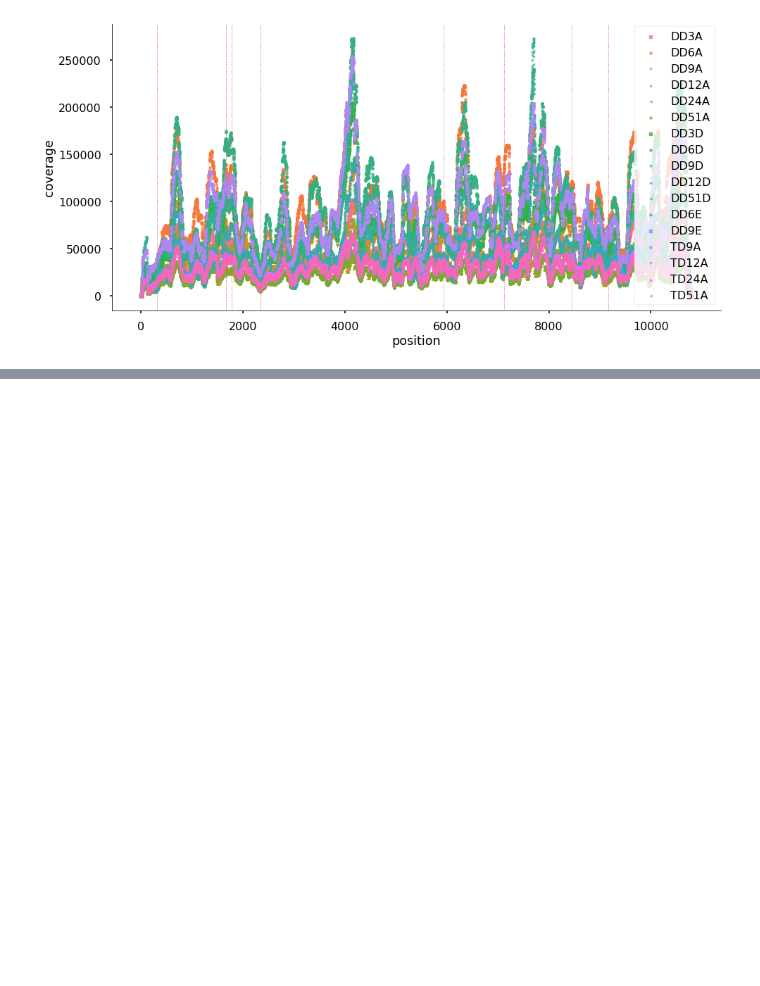
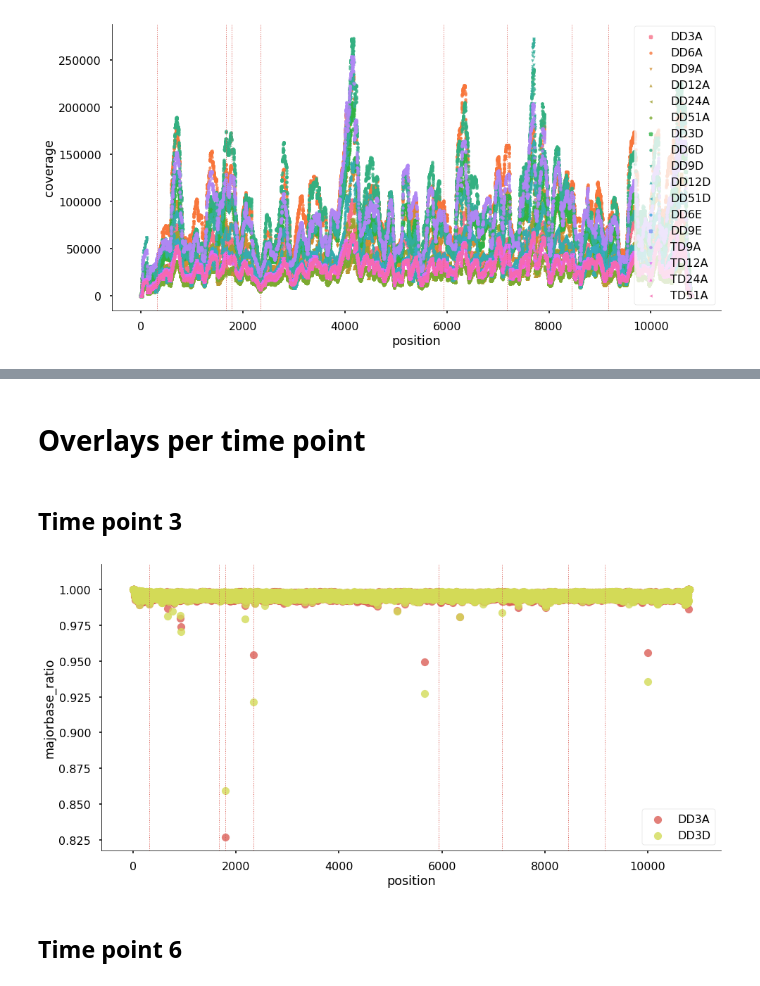
Before and after one commit to Boussau/Notebooks, a Jupyter notebook: Notebooks/Viromics/Analysis_of_first_libraries.ipynb, the cells around one changed output, grey strips where cells are left out. Drawn from its saved outputs; the diff is of its cells as text; code cells hidden in the pictures; blank space fills up the shorter version.

Commit message:
Analysis of the libraries obtained in December 2017, now with overlays across replicates.

```diff
--- a/Notebooks/Viromics/Analysis_of_first_libraries.ipynb
+++ b/Notebooks/Viromics/Analysis_of_first_libraries.ipynb
@@ -10,7 +10,7 @@ import seaborn as sns
 # %%
 # Interesting positions
 def plot_positions():
-    positions=[316,1670,1785,2340,5935,7122,8449,9165]
+    positions=[316,1670,1785,2340,5935,7172,8449,9165]
     for x in positions:
         plt.axvline(x=x, linewidth=1, linestyle=':')
 # %%
@@ -156,7 +156,6 @@ overlay_table_concat_TD = pd.DataFrame ({'position':pd.concat([TD9_A['position']
 
 overlay_table_concat=pd.concat([overlay_table_concat_DDA,overlay_table_concat_DDD, overlay_table_concat_DDE, overlay_table_concat_TD])
 # %%
-sns.set_context("poster")
 markers = ['x','o','v','^','<', '+', 'x','o','v','^','<', '+', 'x','o','v','^','<']
 sns.lmplot( x="position", y="coverage", data=overlay_table_concat, fit_reg=False, hue='sample', legend=False, size=7, aspect=2, lowess=True, markers=markers, scatter_kws={"s": 20})
 plt.legend(loc='lower right')
@@ -169,0 +165,17 @@ SyntaxError: invalid syntax (<ipython-input-152-66094833e1ae>, line 1)
+# %% [markdown]
+# Overlays per time point
+# %% [markdown]
+## Time point 3
+# %%
+# construction of the data table
+siz = len(DD3_A ['coverage'])
+sample = len(DD3_A ['coverage'])*["DD3A"]+len(DD3_D ['coverage'])*["DD3D"]
+overlay_table_concat_DD3 = pd.DataFrame ({'position':pd.concat([DD3_A['position'],DD3_D['position']]), 'majorbase_ratio':pd.concat([DD3_A ['majorbase_ratio'],DD3_D ['majorbase_ratio']]), 'sample':sample})
+# %%
+sns.lmplot( x="position", y="majorbase_ratio", data=overlay_table_concat_DD3, fit_reg=False, hue='sample', legend=False, size=7, aspect=2, lowess=True)
+plt.legend(loc='lower right')
+plot_positions()
+# %% [output]
+[figure, added]
+# %% [markdown]
+## Time point 6
```
Also changed, not shown: parts of 12 cells of this notebook.
